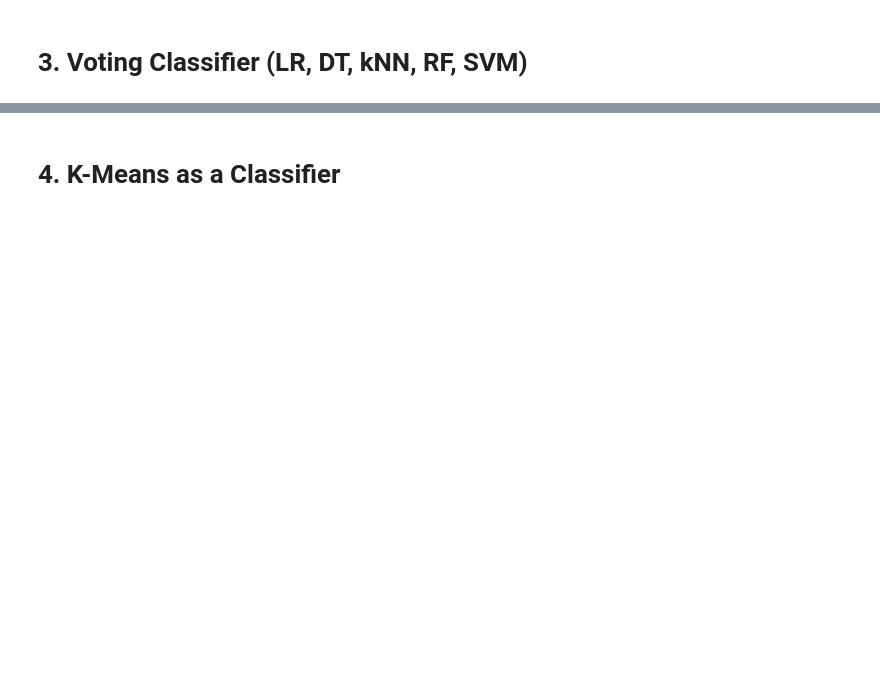
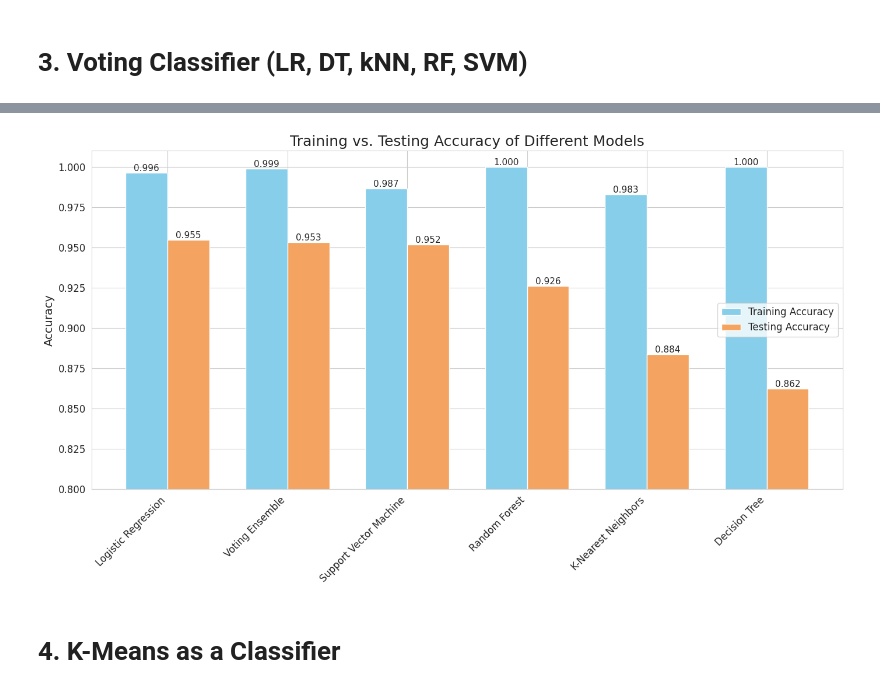
Before and after one commit to punithbr27/ML-mini-project-5th-sem, a Jupyter notebook: mini_project.ipynb, the cells around one changed output, grey strips where cells are left out. Saved outputs shown, nothing was run; the diff lists cells and outputs as text; code cells hidden in the pictures; blank space fills up the shorter version.

Commit message:
Added the code for seeing the training accuracy

```diff
--- a/mini_project.ipynb
+++ b/mini_project.ipynb
@@ -411,3 +499,64 @@ Classification Report:
+# %%
+import matplotlib.pyplot as plt
+import seaborn as sns
+import numpy as np
+
+# Ensure results_df is created and sorted from the previous cell.
+# For example:
+# --- Accuracy Summary ---
+#                        Training Accuracy  Testing Accuracy
+# Logistic Regression                0.9963            0.9545
+# Voting Ensemble                    0.9988            0.9532
+# ... and so on
+
+# --- Plotting the Training and Testing Accuracy ---
+
+# Set the style for the plot
+sns.set_style("whitegrid")
+plt.figure(figsize=(14, 8))
+
+# Get model names and accuracies from the DataFrame
+model_names = results_df.index
+train_accuracies = results_df['Training Accuracy']
+test_accuracies = results_df['Testing Accuracy']
+
+# Set position of bars on X axis
+x_positions = np.arange(len(model_names))
+bar_width = 0.35
+
+# Plot the bars
+train_bars = plt.bar(x_positions - bar_width/2, train_accuracies, width=bar_width, label='Training Accuracy', color='skyblue')
+test_bars = plt.bar(x_positions + bar_width/2, test_accuracies, width=bar_width, label='Testing Accuracy', color='sandybrown')
+
+# Add labels, title, and ticks
+plt.ylabel('Accuracy', fontsize=14)
+plt.title('Training vs. Testing Accuracy of Different Models', fontsize=18)
+plt.xticks(x_positions, model_names, rotation=45, ha="right", fontsize=12)
+plt.yticks(fontsize=12)
+
+# Set the y-axis limit to zoom in on the high accuracy range
+# This makes the differences between models more visible
+plt.ylim(0.80, 1.01)
+
+# Add a legend to distinguish the bars
+plt.legend(fontsize=12)
+
+# Add the accuracy values on top of each bar for clarity
+def add_value_labels(bars):
+    for bar in bars:
+        height = bar.get_height()
+        plt.text(bar.get_x() + bar.get_width() / 2.0, height, f'{height:.3f}', ha='center', va='bottom', fontsize=11)
+
+add_value_labels(train_bars)
+add_value_labels(test_bars)
+
+# Ensure the plot layout is clean
+plt.tight_layout()
+
+# Show the plot
+plt.show()
+# %% [output]
+[figure, added]
 # %% [markdown]
 # 4. K-Means as a Classifier
 # %%
```
Also changed, not shown: parts of 5 cells of this notebook, 1 other file.
